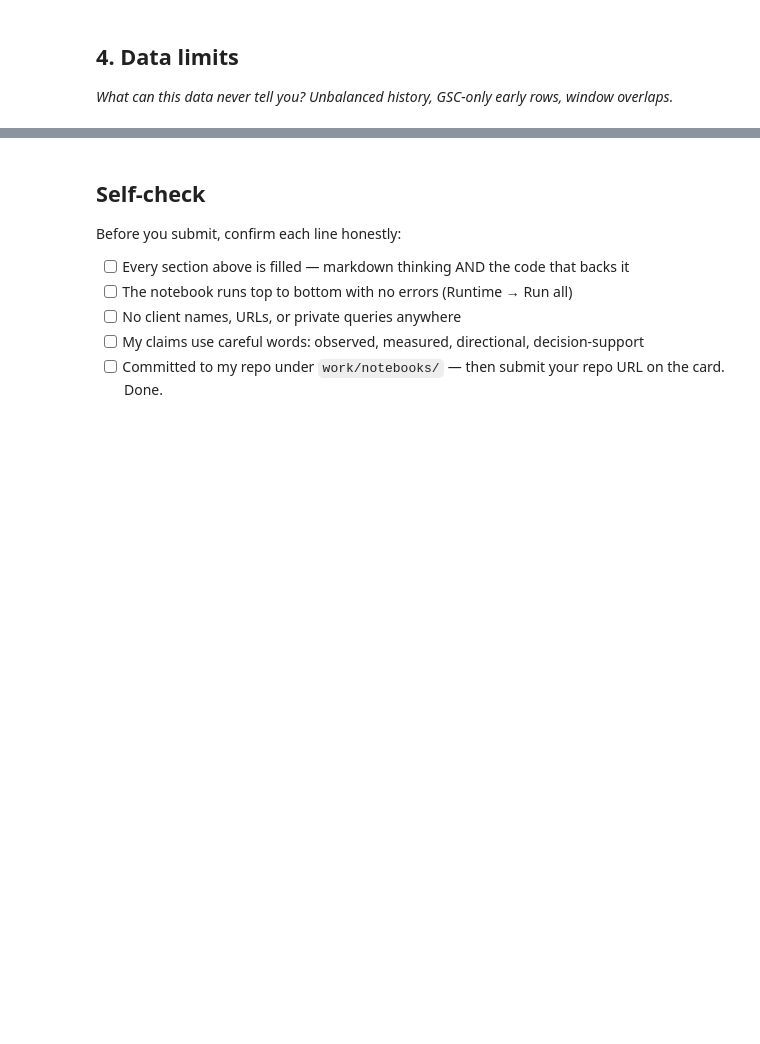
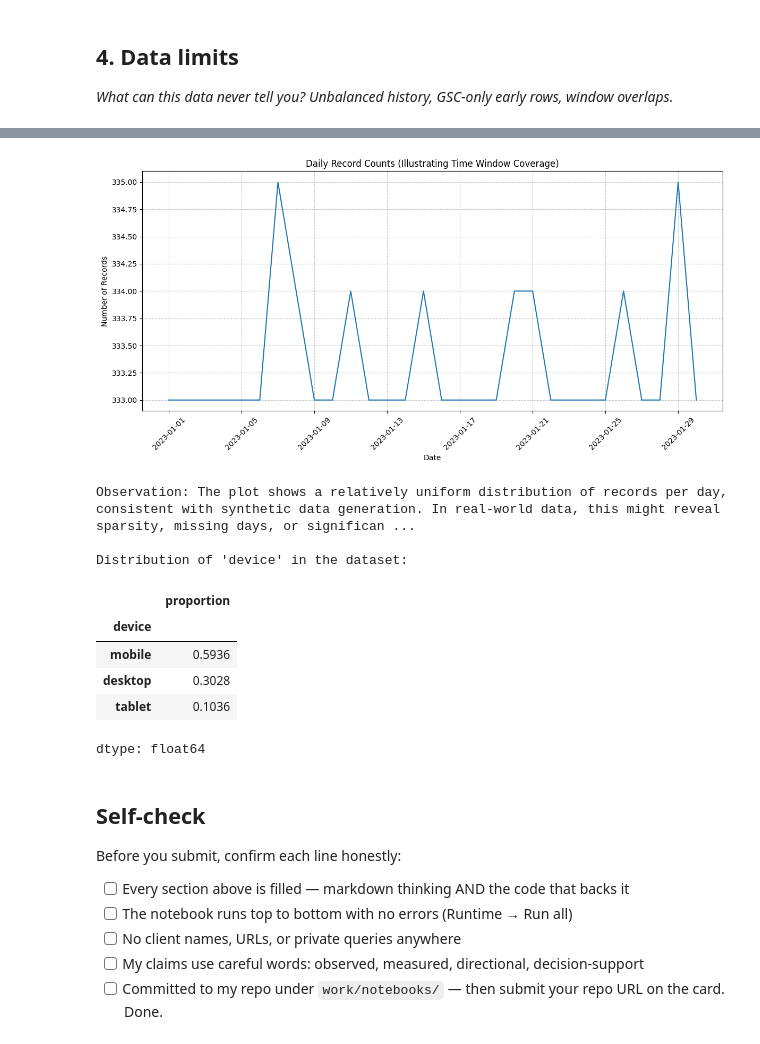
Before and after one commit to asad-raza-929/Flyrank_Internship_ml, a Jupyter notebook: work/notebooks/w03_data_contract.ipynb, the cells around one changed output, grey strips where cells are left out. Saved outputs shown, nothing was run; the diff lists cells and outputs as text; code cells hidden in the pictures; blank space fills up the shorter version.

```diff
--- a/work/notebooks/w03_data_contract.ipynb
+++ b/work/notebooks/w03_data_contract.ipynb
@@ -34,6 +263,39 @@ This skeleton is yours to fill. Work the sections **in order** — each one has
 # %%
 # This cell is for CODE (numbers, a query, a check).
 # Write your text answer in the cell ABOVE this one — typing sentences here breaks Run All.
+# %%
+import matplotlib.pyplot as plt
+import seaborn as sns
+
+# Visualize daily record counts to check for uniform distribution over time
+daily_counts = df['date'].value_counts().sort_index()
+
+plt.figure(figsize=(12, 6))
+sns.lineplot(x=daily_counts.index, y=daily_counts.values)
+plt.title('Daily Record Counts (Illustrating Time Window Coverage)')
+plt.xlabel('Date')
+plt.ylabel('Number of Records')
+plt.grid(True, linestyle='--', alpha=0.7)
+plt.xticks(rotation=45)
+plt.tight_layout()
+plt.show()
+
+print("Observation: The plot shows a relatively uniform distribution of records per day, consistent with synthetic data generation. In real-world data, this might reveal sparsity, missing days, or significant fluctuations.")
+
+# Example of potential unbalanced history (if it were real data, we'd check value counts)
+print("\nDistribution of 'device' in the dataset:")
+display(df['device'].value_counts(normalize=True))
+# %% [output]
+[figure, added]
+Observation: The plot shows a relatively uniform distribution of records per day, consistent with synthetic data generation. In real-world data, this might reveal sparsity, missing days, or significan ...
+
+Distribution of 'device' in the dataset:
+|  | proportion |
+| device |  |
+| mobile | 0.5936 |
+| desktop | 0.3028 |
+| tablet | 0.1036 |
+dtype: float64
 # %% [markdown]
 ## Self-check
 
```
Also changed, not shown: parts of 9 cells of this notebook.
